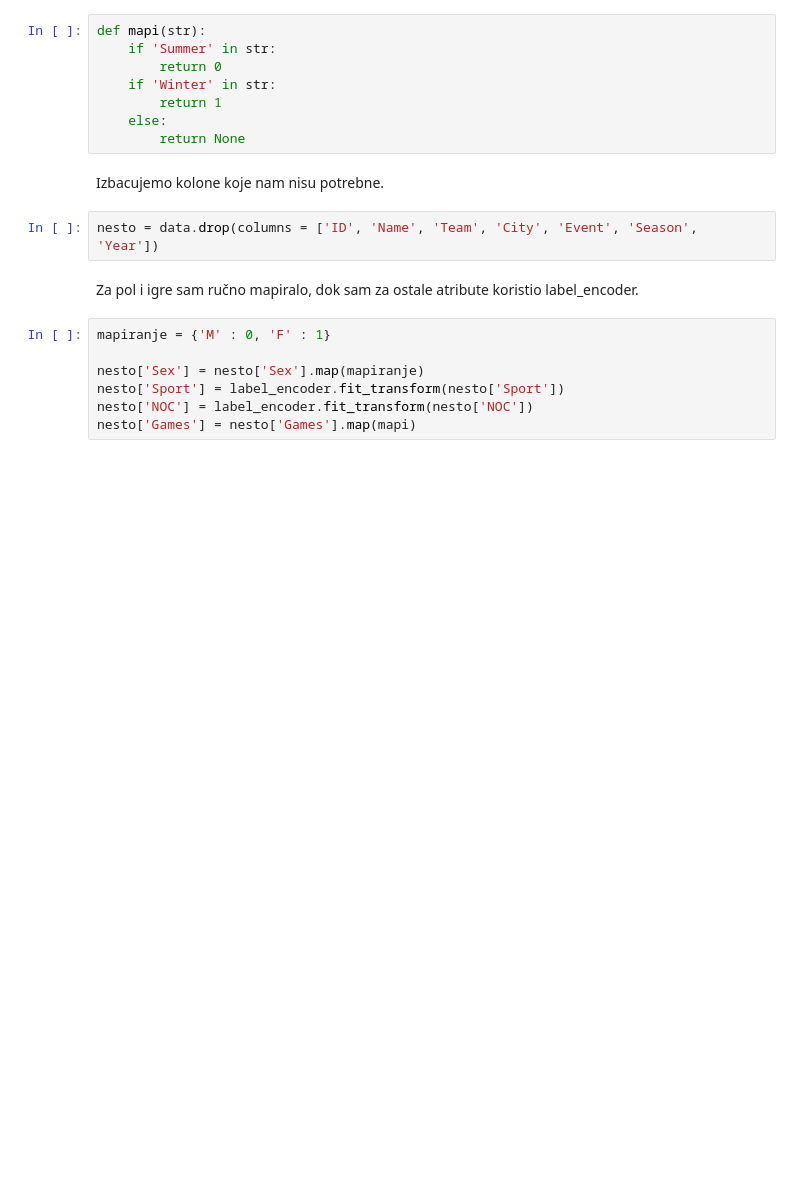
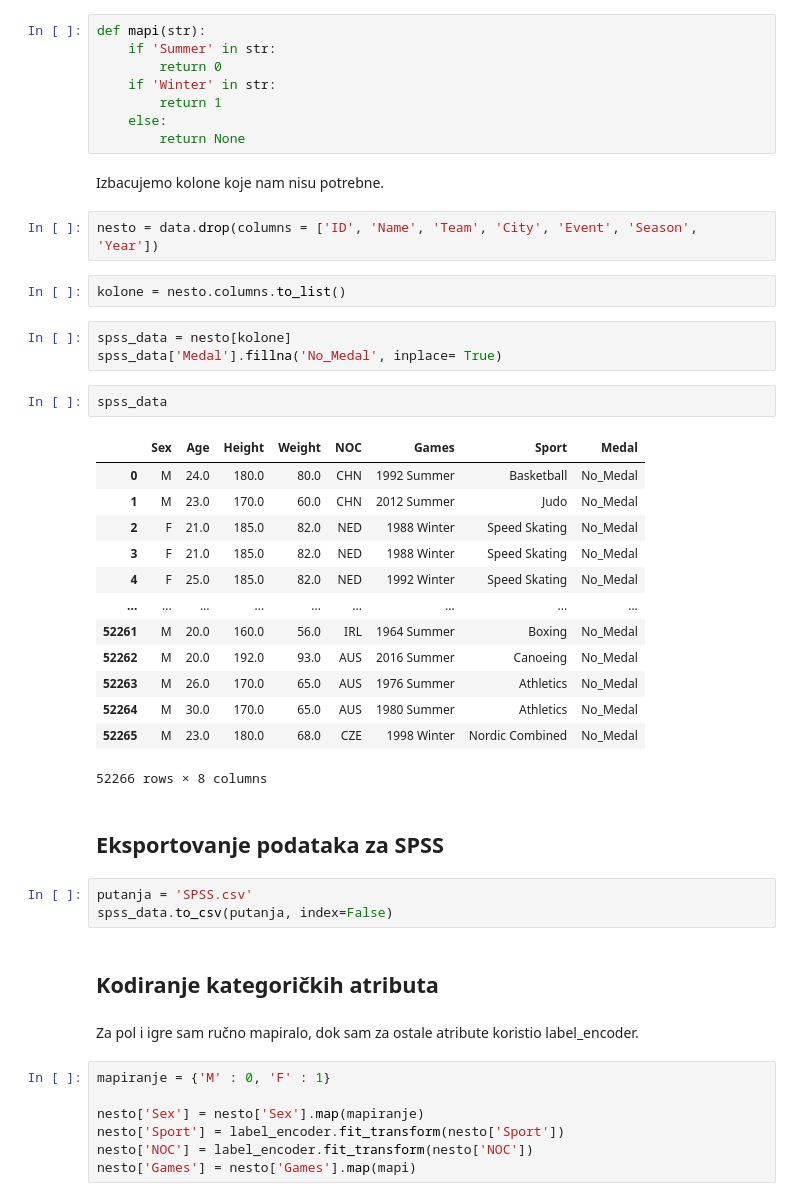
Before and after one commit to MATF-istrazivanje-podataka-1/2023_Data_Mining_Olimpics_Dataset, a Jupyter notebook: preprocessing/preprocesiranje.ipynb, the cells around one changed output. Drawn from its saved outputs; the diff is of its cells as text; blank space fills up the shorter version.

Commit message:
spss_data3

```diff
--- a/preprocessing/preprocesiranje.ipynb
+++ b/preprocessing/preprocesiranje.ipynb
@@ -31,6 +31,34 @@ def mapi(str):
 Izbacujemo kolone koje nam nisu potrebne.
 # %%
 nesto = data.drop(columns = ['ID', 'Name', 'Team', 'City', 'Event', 'Season', 'Year'])
+# %%
+kolone = nesto.columns.to_list()
+# %%
+spss_data = nesto[kolone]
+spss_data['Medal'].fillna('No_Medal', inplace= True)
+# %%
+spss_data
+# %% [output]
+|  | Sex | Age | Height | Weight | NOC | Games | Sport | Medal |
+| 0 | M | 24.0 | 180.0 | 80.0 | CHN | 1992 Summer | Basketball | No_Medal |
+| 1 | M | 23.0 | 170.0 | 60.0 | CHN | 2012 Summer | Judo | No_Medal |
+| 2 | F | 21.0 | 185.0 | 82.0 | NED | 1988 Winter | Speed Skating | No_Medal |
+| 3 | F | 21.0 | 185.0 | 82.0 | NED | 1988 Winter | Speed Skating | No_Medal |
+| 4 | F | 25.0 | 185.0 | 82.0 | NED | 1992 Winter | Speed Skating | No_Medal |
+| ... | ... | ... | ... | ... | ... | ... | ... | ... |
+| 52261 | M | 20.0 | 160.0 | 56.0 | IRL | 1964 Summer | Boxing | No_Medal |
+| 52262 | M | 20.0 | 192.0 | 93.0 | AUS | 2016 Summer | Canoeing | No_Medal |
+| 52263 | M | 26.0 | 170.0 | 65.0 | AUS | 1976 Summer | Athletics | No_Medal |
+| 52264 | M | 30.0 | 170.0 | 65.0 | AUS | 1980 Summer | Athletics | No_Medal |
+| 52265 | M | 23.0 | 180.0 | 68.0 | CZE | 1998 Winter | Nordic Combined | No_Medal |
+52266 rows × 8 columns
+# %% [markdown]
+## Eksportovanje podataka za SPSS
+# %%
+putanja = 'SPSS.csv'
+spss_data.to_csv(putanja, index=False)
+# %% [markdown]
+## Kodiranje kategoričkih atributa
 # %% [markdown]
 Za pol i igre sam ručno mapiralo, dok sam za ostale atribute koristio label_encoder.
 # %%
```
Also changed, not shown: parts of 5 cells of this notebook, 1 other file.
